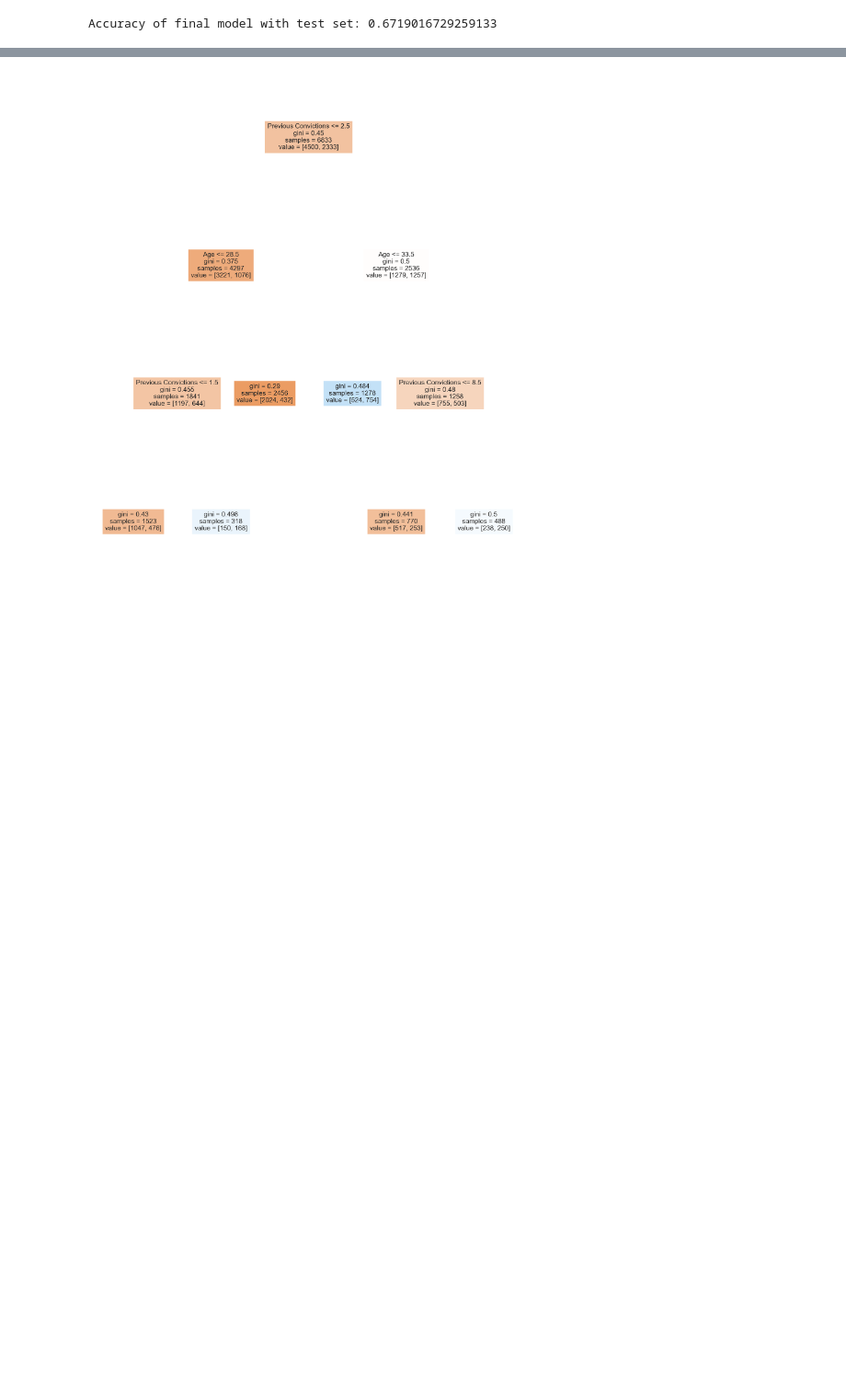
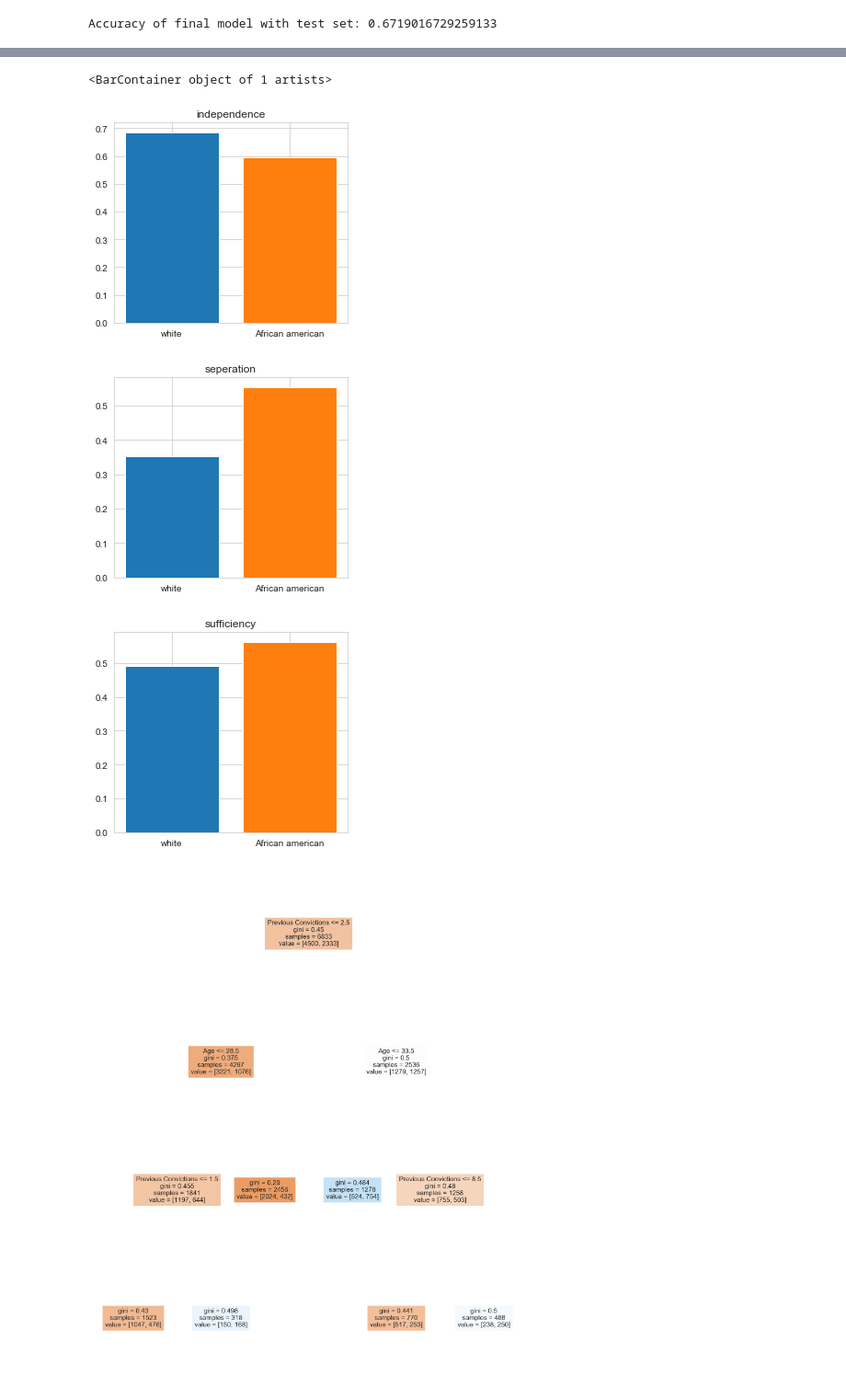
Before and after one commit to OSMaxwell/MIUG_Project, a Jupyter notebook: Untitled.ipynb, the cells around one changed output, grey strips where cells are left out. Shown at 92% size. Cells and saved outputs as stored; diff of their text form; code cells hidden in the pictures; blank space fills up the shorter version.

```diff
--- a/Untitled.ipynb
+++ b/Untitled.ipynb
@@ -869,8 +1213,8 @@ sufficiency not fulfilled
 data3 = data.copy()
 data3['Male'] = 1-(data3['Sex'].astype('category')).cat.codes
 data3['Felony'] = 1-(data3['Degree of Conviction'].astype('category')).cat.codes
-data3['n_Race'] = (data3['Race'].astype('category')).cat.codes
-data3.drop(columns=['Name','Sex','Race','Degree of Conviction','Recidivism','n_Race'],inplace=True) #Categories or unecessary for PCR
+#data3['n_Race'] = (data3['Race'].astype('category')).cat.codes
+data3.drop(columns=['Name','Sex','Race','Degree of Conviction','Recidivism'],inplace=True) #Categories or unecessary for PCR
 
 y = data.Recidivism
 X = data3
@@ -1068,4 +1412,28 @@ independence not fulfilled
 sufficiency not fulfilled
+# %%
+_ = plt.figure(figsize = (10,4))
+plt.subplot(1, 2, 1)
+plt.title('independence')
+plt.bar('white',(TN1+FN1)/(TN1+FN1+TP1+FP1) )
+plt.bar('African american',(TN+FN)/(TN+FN+TP+FP))
+
+
+_ = plt.figure(figsize = (10,4))
+plt.subplot(1, 2, 1)
+plt.title('seperation')
+plt.bar('white',TP1/(TP1+FP1) )
+plt.bar('African american',TP/(TP+FP))
+
+_ = plt.figure(figsize = (10,4))
+plt.subplot(1, 2, 1)
+plt.title('sufficiency')
+plt.bar('white',TP1/(TP1+FN1) )
+plt.bar('African american',TP/(TP+FN))
+# %% [output]
+<BarContainer object of 1 artists>
+[figure, added]
+[figure, added]
+[figure, added]
 # %%
 data4 = data.copy()
 data4['Male'] = 1-(data['Sex'].astype('category')).cat.codes
```
Also changed, not shown: parts of 9 cells of this notebook.
